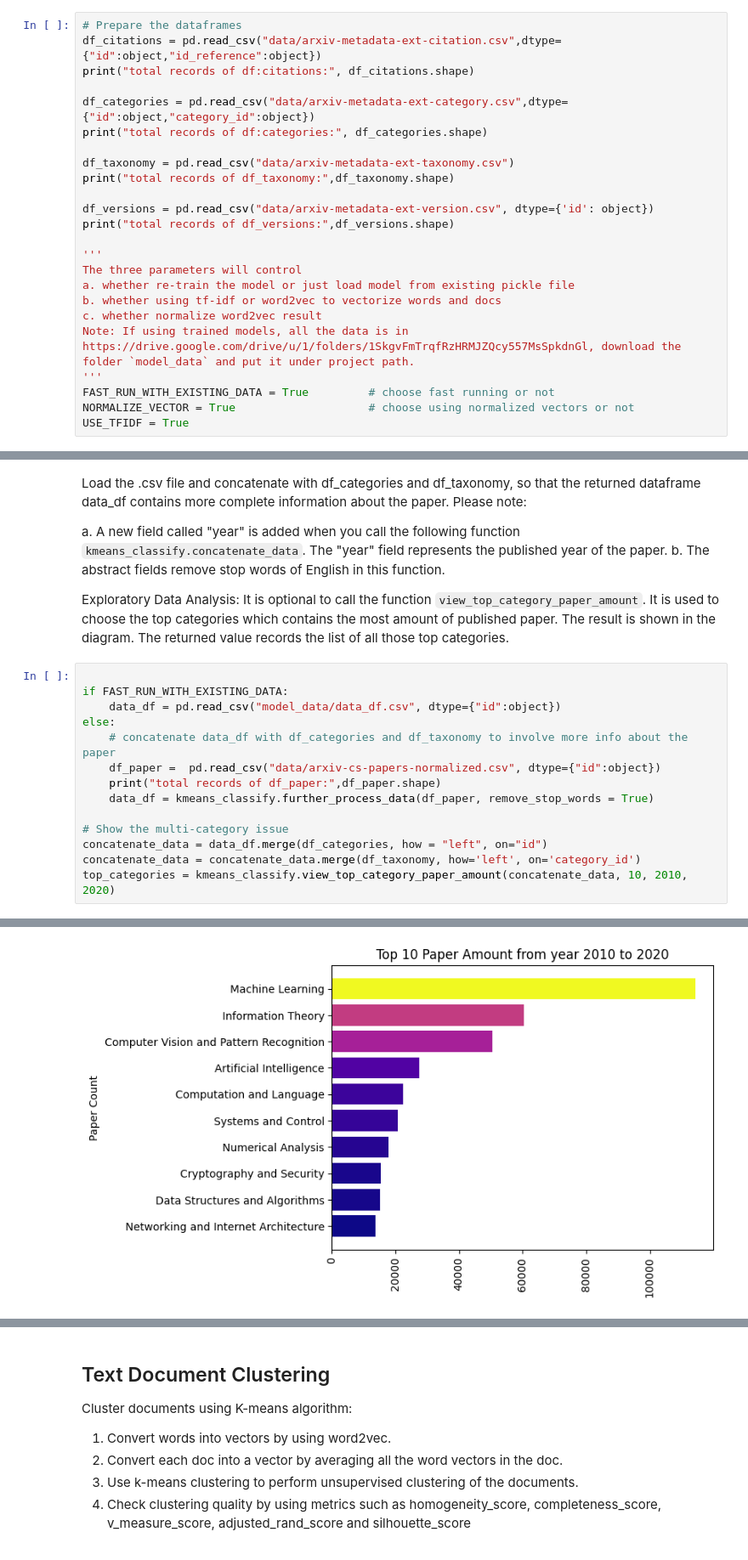
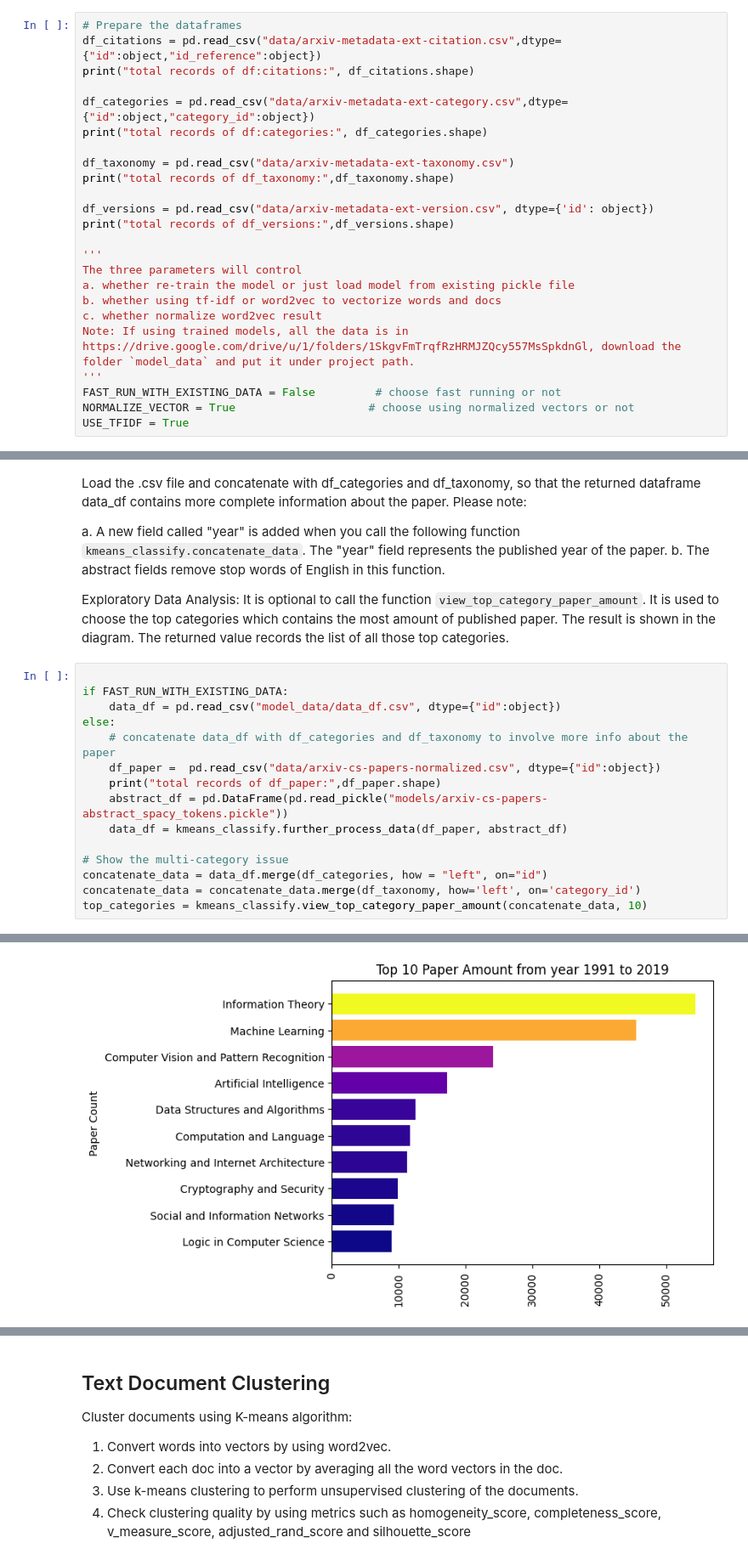
Before and after one commit to brandonywl/ArXiv-Dataset-T14, a Jupyter notebook: kmeans_classify.ipynb, the cells around one changed output, grey strips where cells are left out. Shown at 85% size. Saved outputs shown, nothing was run; the diff lists cells and outputs as text.

```diff
--- a/kmeans_classify.ipynb
+++ b/kmeans_classify.ipynb
@@ -50,7 +48,7 @@ b. whether using tf-idf or word2vec to vectorize words and docs
 c. whether normalize word2vec result
 Note: If using trained models, all the data is in https://drive.google.com/drive/u/1/folders/1SkgvFmTrqfRzHRMJZQcy557MsSpkdnGl, download the folder `model_data` and put it under project path.
 '''
-FAST_RUN_WITH_EXISTING_DATA = True         # choose fast running or not
+FAST_RUN_WITH_EXISTING_DATA = False         # choose fast running or not
 NORMALIZE_VECTOR = True                    # choose using normalized vectors or not
 USE_TFIDF = True
 # %% [output]
@@ -73,10 +71,11 @@ else:
     # concatenate data_df with df_categories and df_taxonomy to involve more info about the paper
     df_paper =  pd.read_csv("data/arxiv-cs-papers-normalized.csv", dtype={"id":object})
     print("total records of df_paper:",df_paper.shape)
-    data_df = kmeans_classify.further_process_data(df_paper, remove_stop_words = True)
+    abstract_df = pd.DataFrame(pd.read_pickle("models/arxiv-cs-papers-abstract_spacy_tokens.pickle"))
+    data_df = kmeans_classify.further_process_data(df_paper, abstract_df)
 
 # Show the multi-category issue
 concatenate_data = data_df.merge(df_categories, how = "left", on="id")
 concatenate_data = concatenate_data.merge(df_taxonomy, how='left', on='category_id')
-top_categories = kmeans_classify.view_top_category_paper_amount(concatenate_data, 10, 2010, 2020)
+top_categories = kmeans_classify.view_top_category_paper_amount(concatenate_data, 10)
 # %% [output]
@@ -83 +83 @@ top_categories = kmeans_classify.view_top_category_paper_amount(concatenate_data
-[figure, old version]
+[figure, new version]
```
Also changed, not shown: parts of 12 cells of this notebook, 2 other files.
